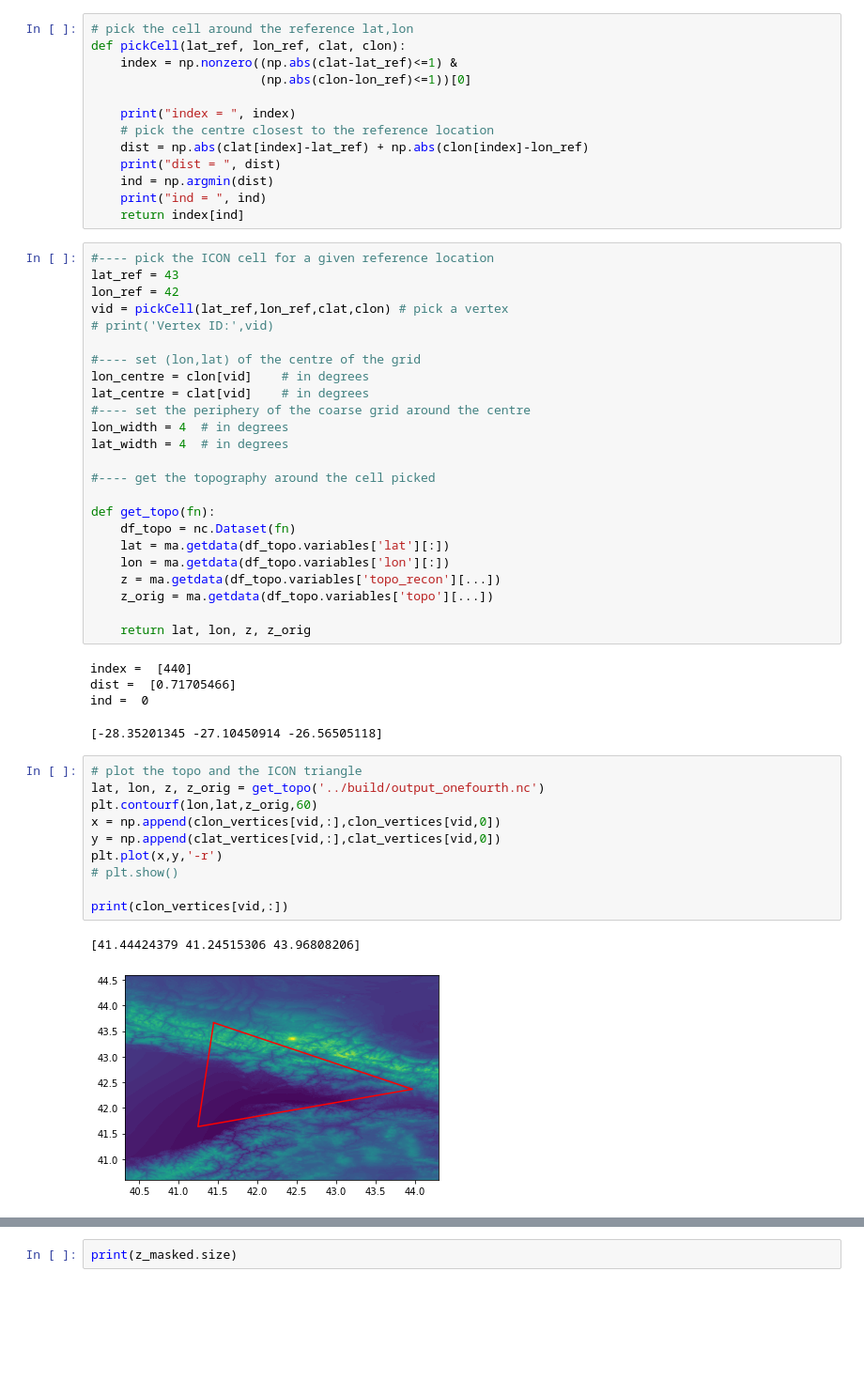
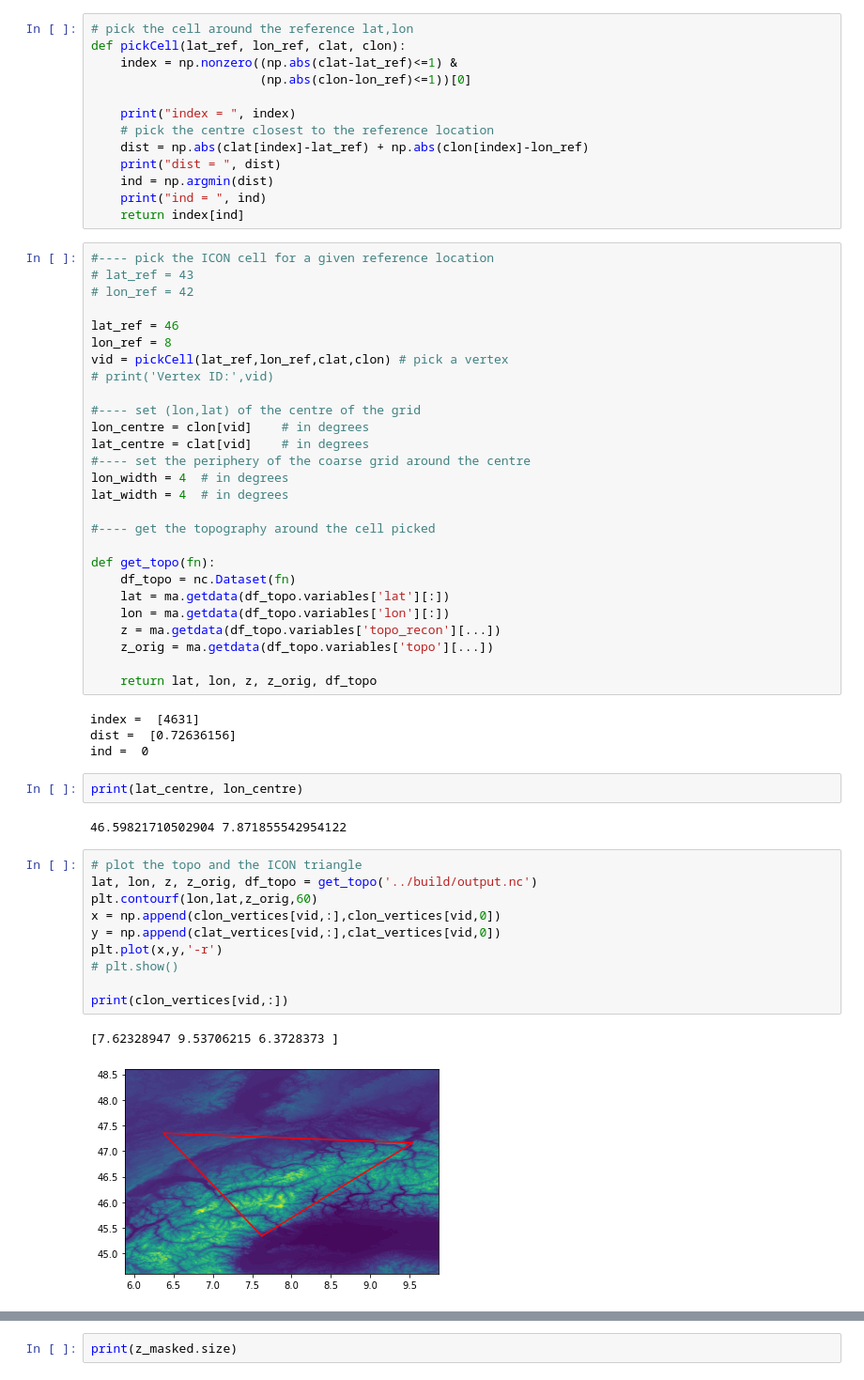
Before and after one commit to ray-chew/CSAM-Fortran, a Jupyter notebook: notebooks/plotter.ipynb, the cells around one changed output, grey strips where cells are left out. Shown at 94% size. Cells and saved outputs as stored; diff of their text form; blank space fills up the shorter version.

```diff
--- a/notebooks/plotter.ipynb
+++ b/notebooks/plotter.ipynb
@@ -51,8 +51,11 @@ def pickCell(lat_ref, lon_ref, clat, clon):
     return index[ind]
 # %%
 #---- pick the ICON cell for a given reference location
-lat_ref = 43
-lon_ref = 42
+# lat_ref = 43
+# lon_ref = 42
+
+lat_ref = 46
+lon_ref = 8
 vid = pickCell(lat_ref,lon_ref,clat,clon) # pick a vertex
 # print('Vertex ID:',vid)
 
@@ -72,27 +75,28 @@ def get_topo(fn):
     z = ma.getdata(df_topo.variables['topo_recon'][...])
     z_orig = ma.getdata(df_topo.variables['topo'][...])
 
-    return lat, lon, z, z_orig
+    return lat, lon, z, z_orig, df_topo
 # %% [output]
-index =  [440]
-dist =  [0.71705466]
+index =  [4631]
+dist =  [0.72636156]
 ind =  0
 # %%
+print(lat_centre, lon_centre)
 # %% [output]
-[-28.35201345 -27.10450914 -26.56505118]
+46.59821710502904 7.871855542954122
 # %%
 # plot the topo and the ICON triangle
-lat, lon, z, z_orig = get_topo('../build/output_onefourth.nc')
+lat, lon, z, z_orig, df_topo = get_topo('../build/output.nc')
 plt.contourf(lon,lat,z_orig,60)
 x = np.append(clon_vertices[vid,:],clon_vertices[vid,0])
 y = np.append(clat_vertices[vid,:],clat_vertices[vid,0])
 plt.plot(x,y,'-r')
 # plt.show()
 
 print(clon_vertices[vid,:])
 # %% [output]
-[41.44424379 41.24515306 43.96808206]
+[7.62328947 9.53706215 6.3728373 ]
-[figure, old version]
+[figure, new version]
 # %%
 # Plot the topo within the ICON triangle
 vi = clat_vertices[vid,:]
```
Also changed, not shown: parts of 5 cells of this notebook.
